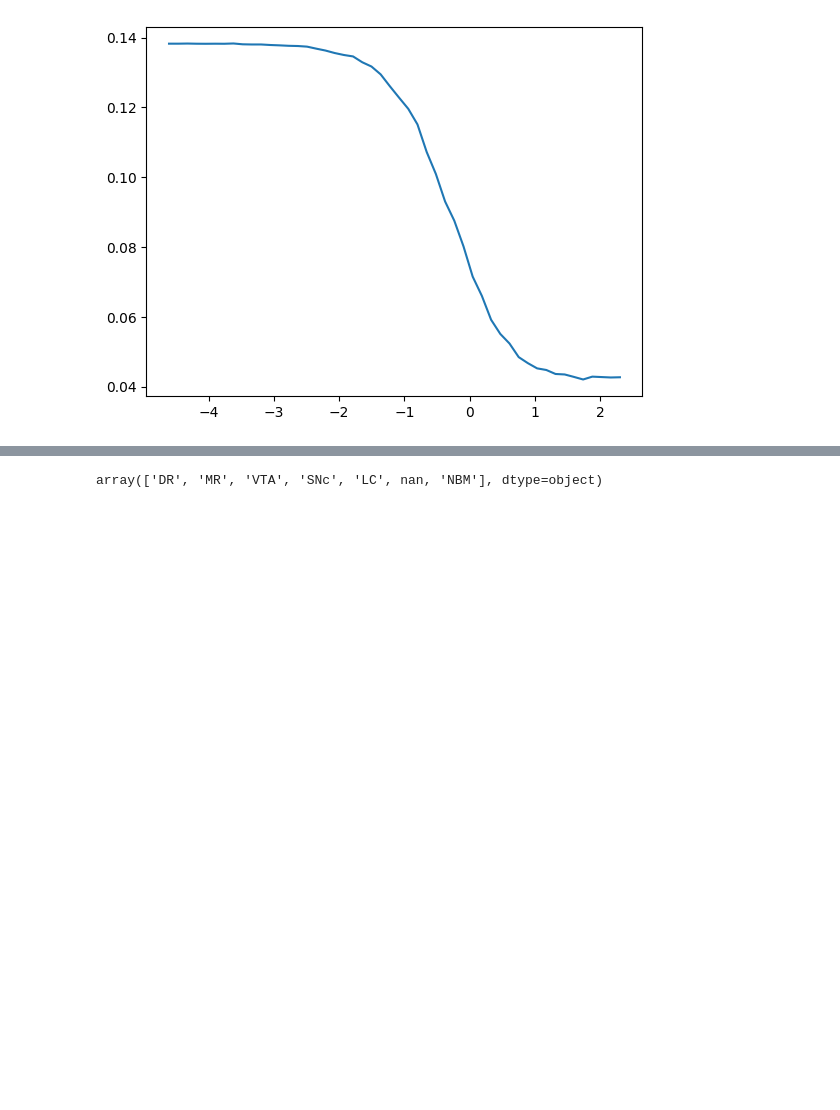
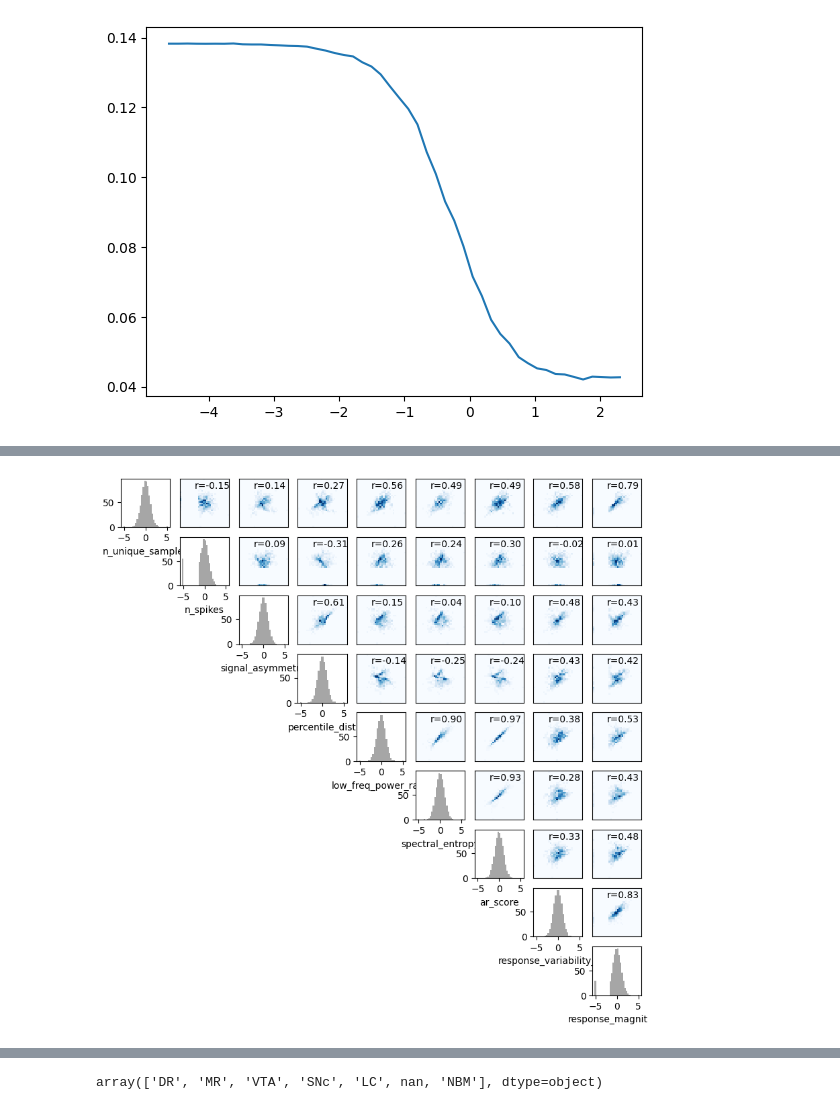
Before and after one commit to davcrom/ibl_neuromodulators, a Jupyter notebook: 01_quality_control.ipynb, the cells around one changed output, grey strips where cells are left out. Cells and saved outputs as stored; diff of their text form; code cells hidden in the pictures; blank space fills up the shorter version.

```diff
--- a/01_quality_control.ipynb
+++ b/01_quality_control.ipynb
@@ -280,0 +311,4 @@ Text(0, 0.5, 'Samples')
+# %%
+fig, X = plot_joint_distributions(df_metrics[metrics_dict.keys()])
+# %% [output]
+[figure, added]
```
Also changed, not shown: parts of 48 cells of this notebook, 2 other files.
